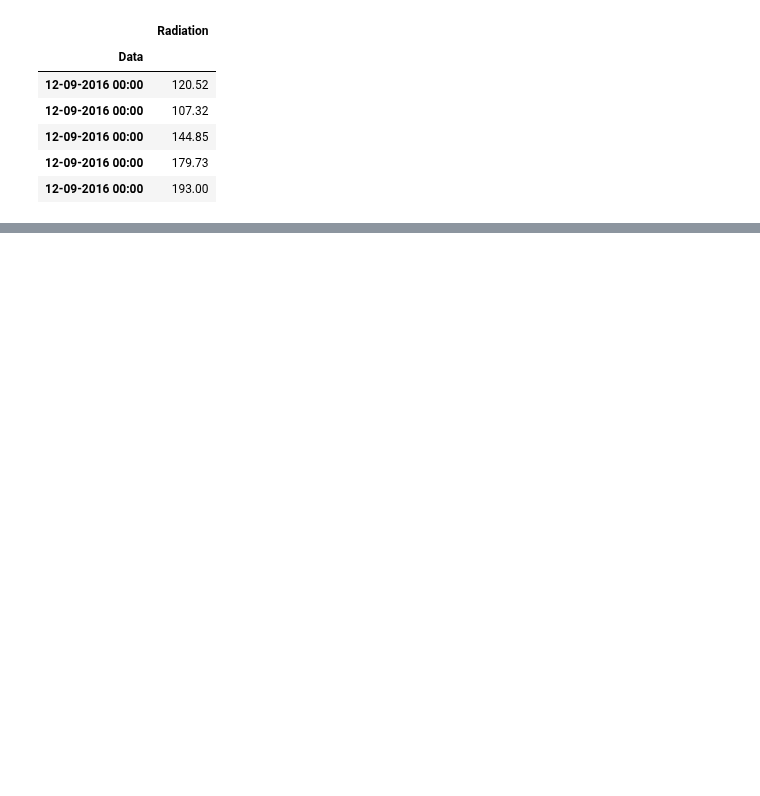
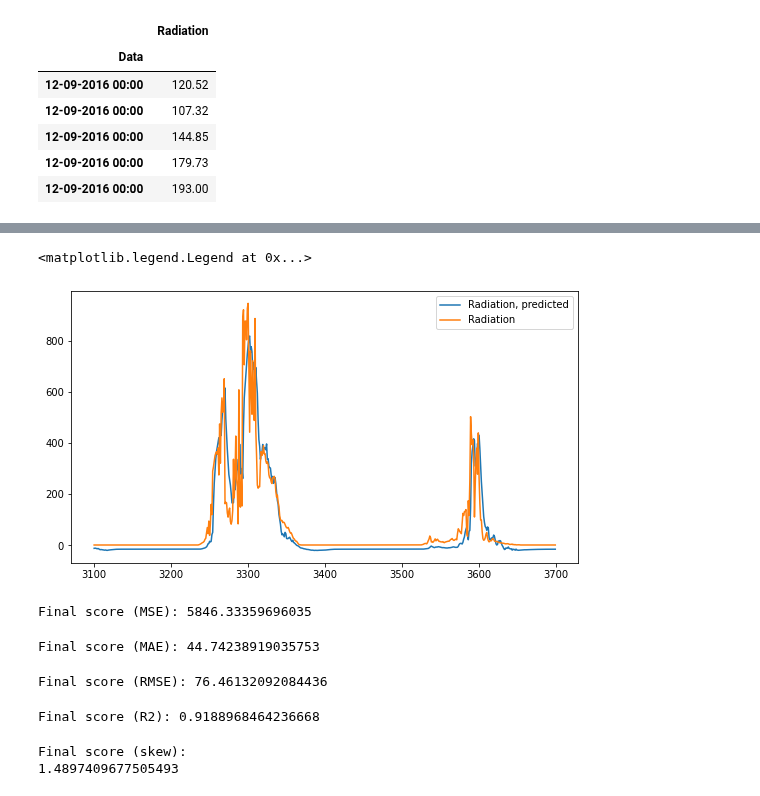
Before and after one commit to Sujal-vajire/Machine-learning-models, a Jupyter notebook: TransformerModel.ipynb, the cells around one changed output, grey strips where cells are left out. Cells and saved outputs as stored; diff of their text form; code cells hidden in the pictures; blank space fills up the shorter version.

```diff
--- a/TransformerModel.ipynb
+++ b/TransformerModel.ipynb
@@ -255,0 +296,45 @@ Epoch 1/20
+# %%
+fig=plt.figure(figsize=(20,5))
+plt.subplot(1,2,1)
+plt.plot(np.arange(3100,3700),y_predict[3100:3700],label='Radiation, predicted')
+plt.plot(np.arange(3100,3700),y_real[3100:3700],label="Radiation")
+plt.legend()
+# %% [output]
+<matplotlib.legend.Legend at 0x...>
+[figure, added]
+# %%
+from sklearn import metrics
+score = metrics.mean_squared_error(y_real, y_predict)
+print("Final score (MSE): {}".format(score))
+# %% [output]
+Final score (MSE): 5846.33359696035
+# %%
+from sklearn.metrics import mean_absolute_error
+MAE = mean_absolute_error(y_real, y_predict)
+print("Final score (MAE): {}".format(MAE))
+# %% [output]
+Final score (MAE): 44.74238919035753
+# %%
+import numpy as np
+
+# Measure RMSE error.  RMSE is common for regression.
+score = np.sqrt(metrics.mean_squared_error(y_real, y_predict))
+print("Final score (RMSE): {}".format(score))
+# %% [output]
+Final score (RMSE): 76.46132092084436
+# %%
+from sklearn.metrics import r2_score
+R2 = r2_score(y_real, y_predict, multioutput='variance_weighted')
+print("Final score (R2): {}".format(R2))
+# %% [output]
+Final score (R2): 0.9188968464236668
+# %%
+import pandas as pd
+from scipy.stats import skew
+from scipy.stats import kurtosis
+
+print("Final score (skew):")
+print(skew(y_predict, axis=0, bias=True))
+# %% [output]
+Final score (skew):
+1.4897409677505493
```
Also changed, not shown: parts of 6 cells of this notebook.
